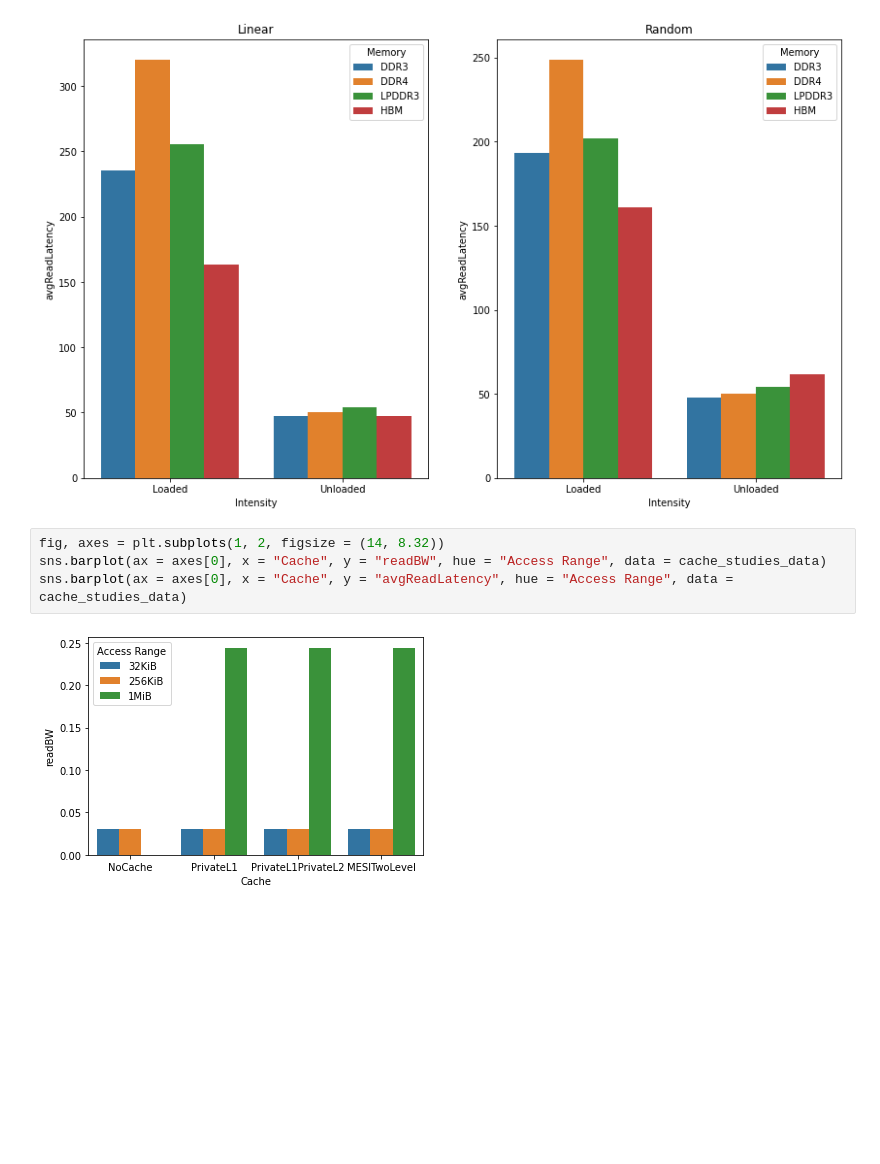
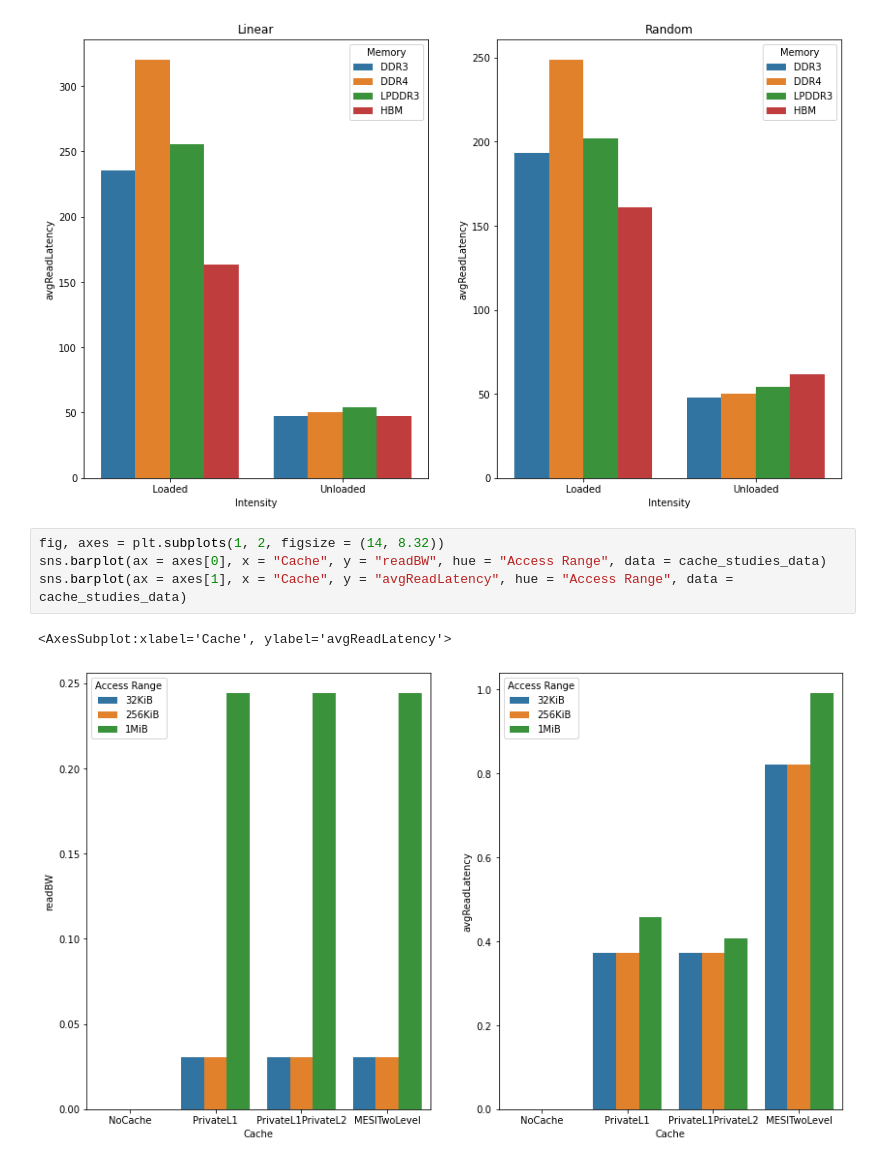
Before and after one commit to mahyarsamani/mem-perf, a Jupyter notebook: plotter.ipynb, the cells around one changed output. Saved outputs shown, nothing was run; the diff lists cells and outputs as text; blank space fills up the shorter version.

```diff
--- a/plotter.ipynb
+++ b/plotter.ipynb
@@ -141,6 +141,7 @@ fig.savefig("plots/lat_mem.pdf")
 # %%
 fig, axes = plt.subplots(1, 2, figsize = (14, 8.32))
 sns.barplot(ax = axes[0], x = "Cache", y = "readBW", hue = "Access Range", data = cache_studies_data)
-sns.barplot(ax = axes[0], x = "Cache", y = "avgReadLatency", hue = "Access Range", data = cache_studies_data)
+sns.barplot(ax = axes[1], x = "Cache", y = "avgReadLatency", hue = "Access Range", data = cache_studies_data)
 # %% [output]
+<AxesSubplot:xlabel='Cache', ylabel='avgReadLatency'>
-[figure, old version]
+[figure, new version]
```
Also changed, not shown: parts of 1 cell of this notebook.
